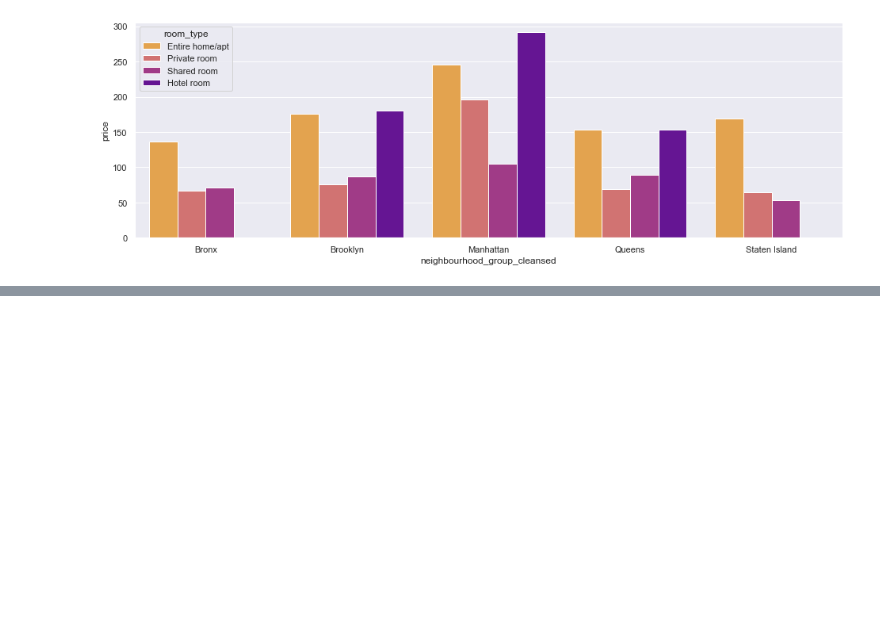
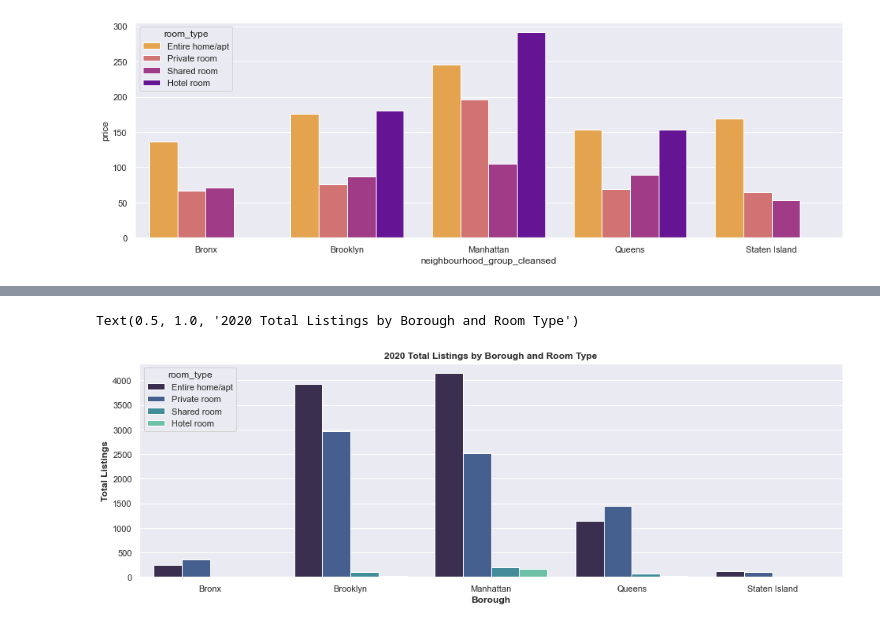
Before and after one commit to jon-ayala/JONATHANAYALA-CAPSTONE2, a Jupyter notebook: nyc-airbnb.ipynb, the cells around one changed output, grey strips where cells are left out. Saved outputs shown, nothing was run; the diff lists cells and outputs as text; code cells hidden in the pictures; blank space fills up the shorter version.

```diff
--- a/nyc-airbnb.ipynb
+++ b/nyc-airbnb.ipynb
@@ -444,0 +588,5 @@ ax = sns.barplot(x = 'neighbourhood_group_cleansed', y = 'price', hue = 'room_ty
+# %%
+# Checking 2020 data out of curiosity!
+
+lstgz_20= lsts_gz.loc[lsts_gz['L_Year'] == '2020']
+lstgz_20
@@ -444,0 +607,3 @@ ax = sns.barplot(x = 'neighbourhood_group_cleansed', y = 'price', hue = 'room_ty
+# %%
+borooms_20 = lstgz_20.groupby(['neighbourhood_group_cleansed', 'room_type'])['id'].count().reset_index()
+borooms_20
@@ -444,0 +663,10 @@ ax = sns.barplot(x = 'neighbourhood_group_cleansed', y = 'price', hue = 'room_ty
+# %%
+sns.set(rc={'figure.figsize': (16, 5)})
+ax = sns.barplot(x = 'neighbourhood_group_cleansed', y = 'id', hue = 'room_type', data = borooms_20,
+                 palette ='mako', ci = False)
+plt.xlabel('Borough', fontweight='bold')
+plt.ylabel('Total Listings', fontweight='bold')
+plt.title('2020 Total Listings by Borough and Room Type', fontweight='bold')
+# %% [output]
+Text(0.5, 1.0, '2020 Total Listings by Borough and Room Type')
+[figure, added]
```
Also changed, not shown: parts of 69 cells of this notebook, 4 other files.
